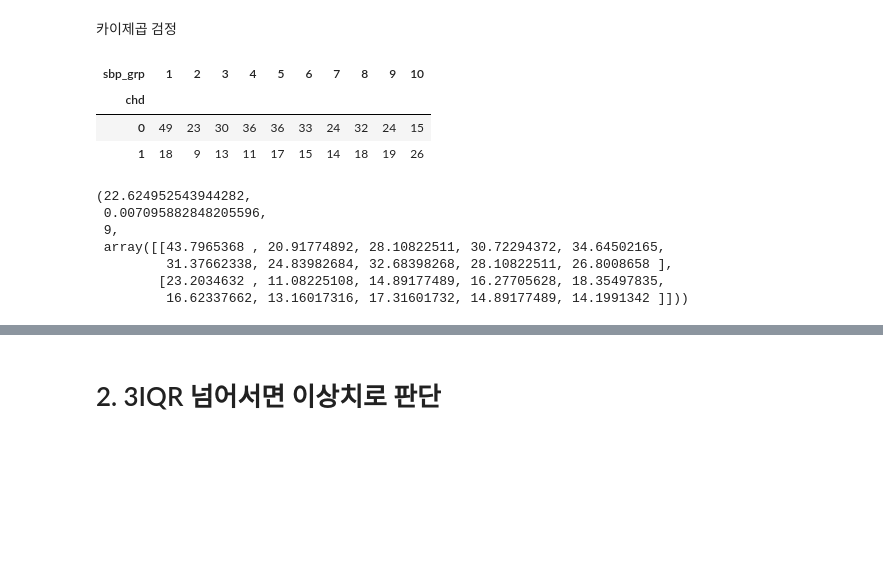
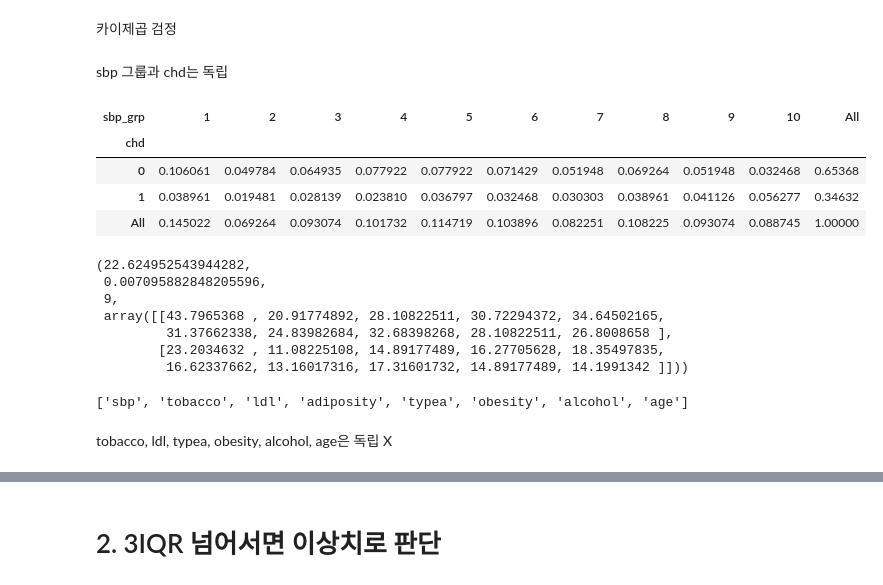
Before and after one commit to haenoya/AIproject, a Jupyter notebook: 데이터마이닝.ipynb, the cells around one changed output, grey strips where cells are left out. Cells and saved outputs as stored; diff of their text form; code cells hidden in the pictures; blank space fills up the shorter version.

```diff
--- a/데이터마이닝.ipynb
+++ b/데이터마이닝.ipynb
@@ -549,13 +578,16 @@ heart
 # %% [markdown]
 카이제곱 검정
+# %% [markdown]
+sbp 그룹과 chd는 독립
 # %%
-result = pd.crosstab(heart.chd, heart.sbp_grp)
+result = pd.crosstab(heart.chd, heart.sbp_grp, normalize=True, margins =True)
 result
 # %% [output]
-| sbp_grp | 1 | 2 | 3 | 4 | 5 | 6 | 7 | 8 | 9 | 10 |
-| chd |  |  |  |  |  |  |  |  |  |  |
-| 0 | 49 | 23 | 30 | 36 | 36 | 33 | 24 | 32 | 24 | 15 |
-| 1 | 18 | 9 | 13 | 11 | 17 | 15 | 14 | 18 | 19 | 26 |
+| sbp_grp | 1 | 2 | 3 | 4 | 5 | 6 | 7 | 8 | 9 | 10 | All |
+| chd |  |  |  |  |  |  |  |  |  |  |  |
+| 0 | 0.106061 | 0.049784 | 0.064935 | 0.077922 | 0.077922 | 0.071429 | 0.051948 | 0.069264 | 0.051948 | 0.032468 | 0.65368 |
+| 1 | 0.038961 | 0.019481 | 0.028139 | 0.023810 | 0.036797 | 0.032468 | 0.030303 | 0.038961 | 0.041126 | 0.056277 | 0.34632 |
+| All | 0.145022 | 0.069264 | 0.093074 | 0.101732 | 0.114719 | 0.103896 | 0.082251 | 0.108225 | 0.093074 | 0.088745 | 1.00000 |
 # %%
 stats.chi2_contingency(observed = result)
 # %% [output]
@@ -566,3 +598,9 @@ stats.chi2_contingency(observed = result)
          31.37662338, 24.83982684, 32.68398268, 28.10822511, 26.8008658 ],
         [23.2034632 , 11.08225108, 14.89177489, 16.27705628, 18.35497835,
          16.62337662, 13.16017316, 17.31601732, 14.89177489, 14.1991342 ]]))
+# %%
+col
+# %% [output]
+['sbp', 'tobacco', 'ldl', 'adiposity', 'typea', 'obesity', 'alcohol', 'age']
+# %% [markdown]
+tobacco, ldl, typea, obesity, alcohol, age은 독립 X
```
Also changed, not shown: parts of 4 cells of this notebook.
